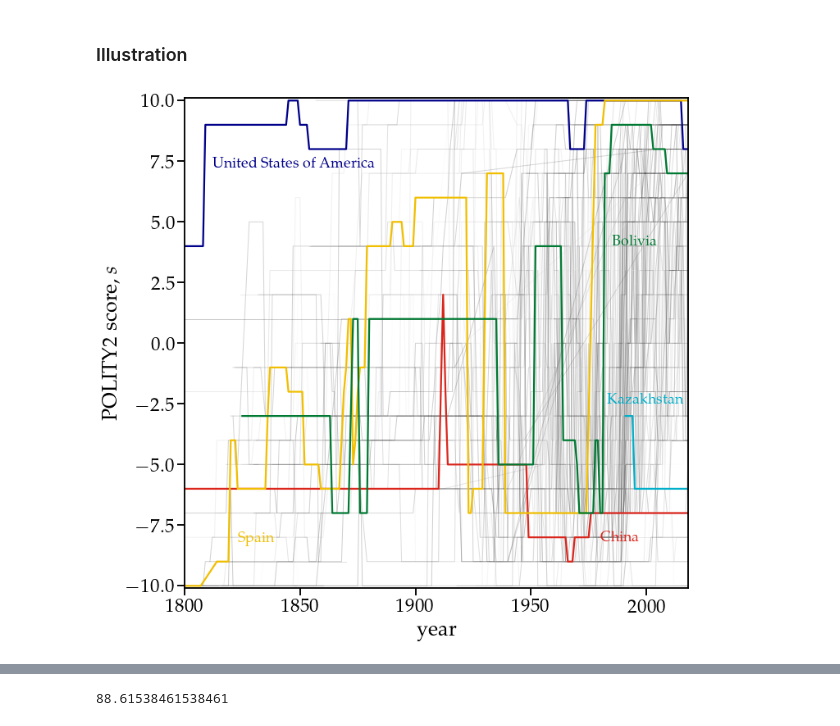
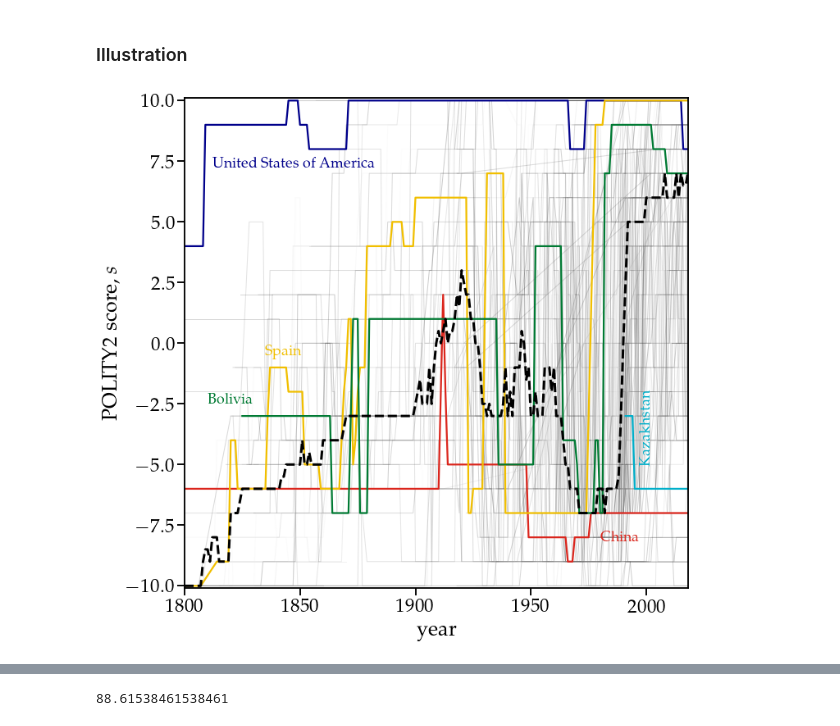
Before and after one commit to floklimm/democracyMarkovChain, a Jupyter notebook: code/6-illustrateTimeSeries.ipynb, the cells around one changed output, grey strips where cells are left out. Saved outputs shown, nothing was run; the diff lists cells and outputs as text; code cells hidden in the pictures.

```diff
--- a/code/6-illustrateTimeSeries.ipynb
+++ b/code/6-illustrateTimeSeries.ipynb
@@ -54,6 +54,9 @@ timeSeriesKazakhstan= getCountryTimeSeries(timeSeries,'Kazakhstan')
 
 
 #timeSeriesGermany = getCountryTimeSeries(timeSeries,'Germany')
+# %%
+## mean over the years
+medianScore = timeSeries.groupby('year').median()['polity2']
 # %%
 
 fig = plt.figure(figsize=(11,11))
@@ -68,37 +71,42 @@ for c in allCountries:
     plt.plot(timeSeriesC['year'],timeSeriesC['polity2'],alpha=0.2,color=randomGrey,linewidth=1)
 
 # select colours
 colorUS = '#00008B'
 colorChina = '#DB261D'
 colorSpain = '#F1BF00'
 colorBolivia = '#007A33'
 colorKazakhstan = '#00AFCA'
 
 # plotting
 plt.plot(timeSeriesUS['year'],timeSeriesUS['polity2'],color=colorUS)
 #plt.plot(timeSeriesIran['year'],timeSeriesIran['polity2'])
 plt.plot(timeSeriesChina['year'],timeSeriesChina['polity2'],colorChina)
 plt.plot(timeSeriesSpain['year'],timeSeriesSpain['polity2'],colorSpain)
 plt.plot(timeSeriesBolivia['year'],timeSeriesBolivia['polity2'],colorBolivia)
 plt.plot(timeSeriesKazakhstan['year'],timeSeriesKazakhstan['polity2'],colorKazakhstan)
 
+
+# add median
+plt.plot(medianScore.index,medianScore.values,'k',linewidth=3,linestyle='--')
+
+
 # add labels
 fsize=18
 plt.text(1812,7.2,s='United States of America',color=colorUS, fontsize=fsize)
 plt.text(1980,-8.2,s='China',color=colorChina, fontsize=fsize)
-plt.text(1823,-8.2,s='Spain',color=colorSpain, fontsize=fsize)
-plt.text(1985,4,s='Bolivia',color=colorBolivia, fontsize=fsize)
-plt.text(1983,-2.5,s='Kazakhstan',color=colorKazakhstan, fontsize=fsize)
+plt.text(1835,-0.5,s='Spain',color=colorSpain, fontsize=fsize)
+plt.text(1810,-2.5,s='Bolivia',color=colorBolivia, fontsize=fsize)
+plt.text(1997,-4.9,s='Kazakhstan',color=colorKazakhstan, fontsize=fsize,rotation=90)
 
 
 
 plt.ylim(-10.1,+10.1)
 plt.xlim(1800,2018)
 plt.xlabel(r'year')
 plt.ylabel(r'POLITY2 score, $s$')
 plt.savefig('./../results/figures/Fig1-timeSeriesPolity2.pdf',bbox_inches='tight')
 # %% [output]
-[figure, old version]
+[figure, new version]
 # %%
 lengthList = []
 
```
Also changed, not shown: 16 other files.
